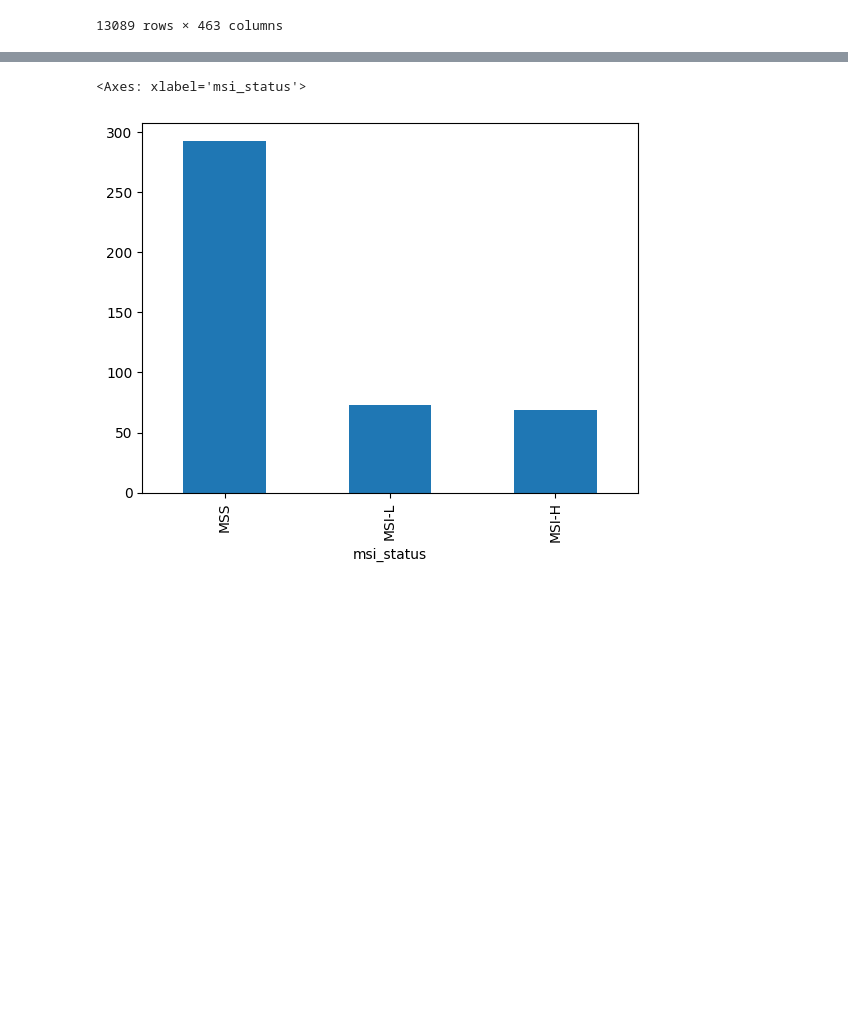
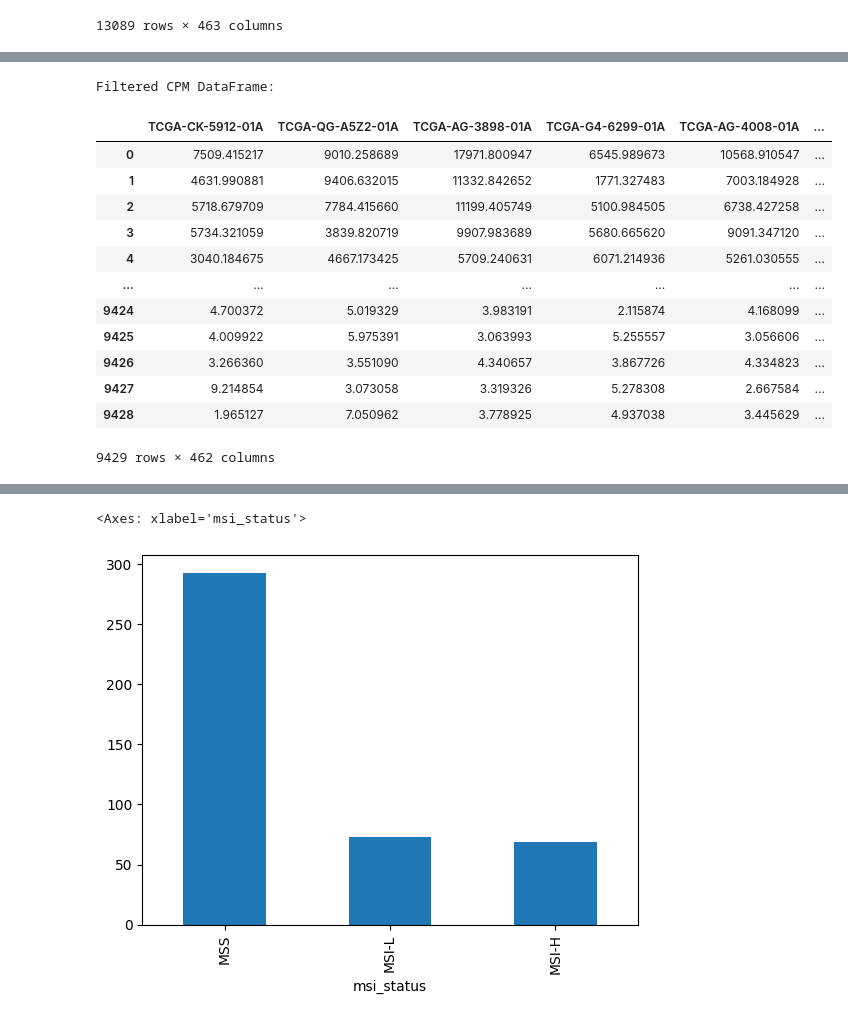
Before and after one commit to dnaae/ML-, a Jupyter notebook: TCGA_preprocessing(1).ipynb, the cells around one changed output, grey strips where cells are left out. Cells and saved outputs as stored; diff of their text form; code cells hidden in the pictures; blank space fills up the shorter version.

```diff
--- a/TCGA_preprocessing(1).ipynb
+++ b/TCGA_preprocessing(1).ipynb
@@ -146,3 +107,31 @@ Filtered CPM DataFrame:
+# %%
+# Calculate CPM
+numeric_columns = df2_filtered.columns[1:]
+cpm_df = (df2_filtered[numeric_columns] / df2_filtered[numeric_columns].sum(axis=0)) * 1e6
+cutoff = 1
+
+# Filter rows where every value is above the cutoff
+filtered_cpm_df = cpm_df[cpm_df.apply(lambda row: (row > cutoff).all(), axis=1)]
+filtered_cpm_df.reset_index(drop=True, inplace=True)
+
+# Print the resulting DataFrame
+print("Filtered CPM DataFrame:")
+filtered_cpm_df
+# %% [output]
+Filtered CPM DataFrame:
+|  | TCGA-CK-5912-01A | TCGA-QG-A5Z2-01A | TCGA-AG-3898-01A | TCGA-G4-6299-01A | TCGA-AG-4008-01A | ... |
+| 0 | 7509.415217 | 9010.258689 | 17971.800947 | 6545.989673 | 10568.910547 | ... |
+| 1 | 4631.990881 | 9406.632015 | 11332.842652 | 1771.327483 | 7003.184928 | ... |
+| 2 | 5718.679709 | 7784.415660 | 11199.405749 | 5100.984505 | 6738.427258 | ... |
+| 3 | 5734.321059 | 3839.820719 | 9907.983689 | 5680.665620 | 9091.347120 | ... |
+| 4 | 3040.184675 | 4667.173425 | 5709.240631 | 6071.214936 | 5261.030555 | ... |
+| ... | ... | ... | ... | ... | ... | ... |
+| 9424 | 4.700372 | 5.019329 | 3.983191 | 2.115874 | 4.168099 | ... |
+| 9425 | 4.009922 | 5.975391 | 3.063993 | 5.255557 | 3.056606 | ... |
+| 9426 | 3.266360 | 3.551090 | 4.340657 | 3.867726 | 4.334823 | ... |
+| 9427 | 9.214854 | 3.073058 | 3.319326 | 5.278308 | 2.667584 | ... |
+| 9428 | 1.965127 | 7.050962 | 3.778925 | 4.937038 | 3.445629 | ... |
+9429 rows × 462 columns
 # %%
 # Get the indices of filtered rows
 filtered_indices = filtered_cpm_df.index
```
Also changed, not shown: parts of 6 cells of this notebook.
